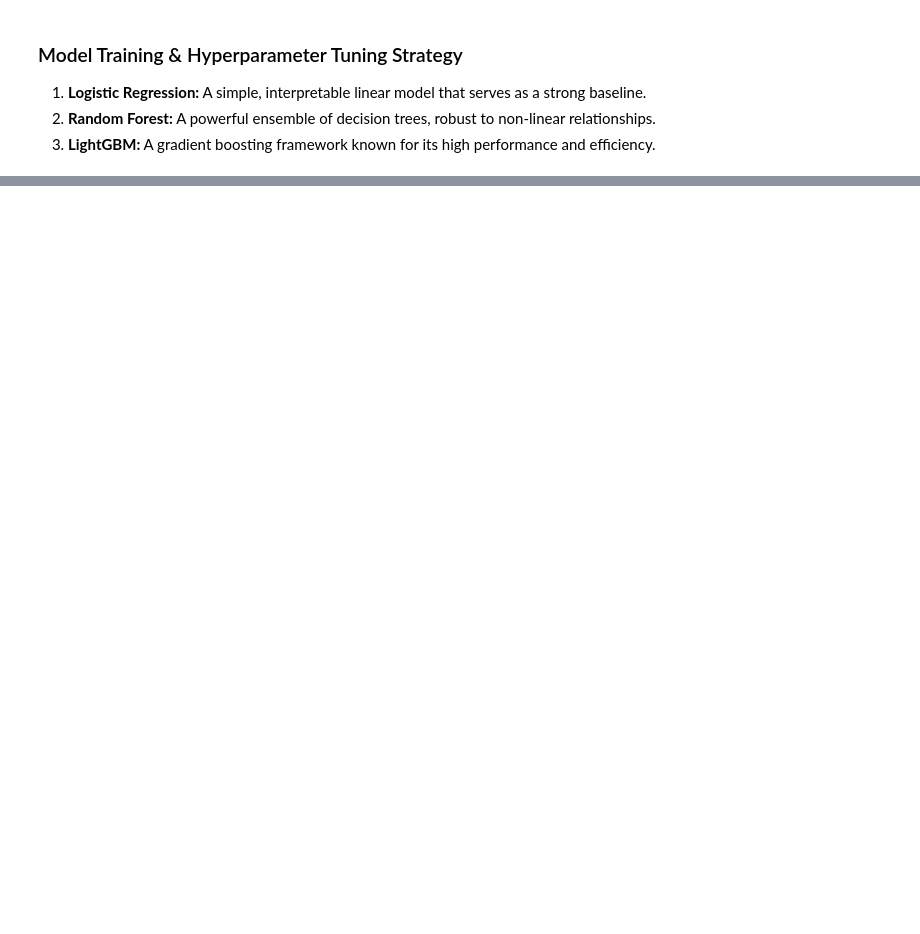
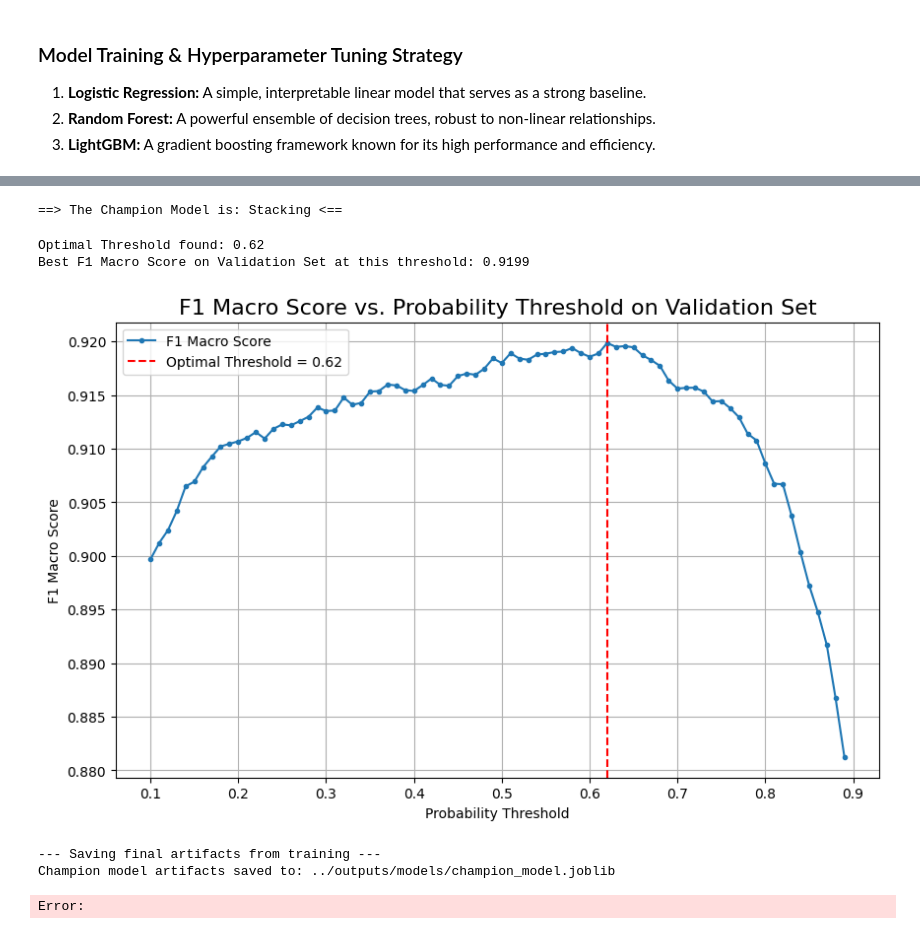
Before and after one commit to n1giahuy/techspire-churn-prediction, a Jupyter notebook: notebooks/03_Training_and_Evaluation.ipynb, the cells around one changed output, grey strips where cells are left out. Cells and saved outputs as stored; diff of their text form; code cells hidden in the pictures; blank space fills up the shorter version.

```diff
--- a/notebooks/03_Training_and_Evaluation.ipynb
+++ b/notebooks/03_Training_and_Evaluation.ipynb
@@ -109,7 +140,0 @@ display(results_df)
-# %%
-best_params = results_df[results_df['Model'] == 'LightGBM']['Best Params'].iloc[0]
-print(f"Best parameters for LightGBM: {best_params}")
-
-final_model = LGBMClassifier(**best_params, random_state=config.RANDOM_STATE)
-
-final_model.fit(X_train, y_train)
@@ -124,0 +141,7 @@ os.listdir(config.MODEL_PATH)
+# %%
+base_models = [
+    (name, estimator) for name, estimator in best_estimators.items()
+]
+print("Base models for stacking:")
+for name, _ in base_models:
+    print(f"- {name}")
@@ -124,0 +153,6 @@ os.listdir(config.MODEL_PATH)
+# %%
+meta_model = LogisticRegression(random_state=config.RANDOM_STATE, max_iter=1000)
+print(f"\nMeta-model: LogisticRegression")
+
+for name, model in base_models:
+    model.fit(X_train, y_train)
@@ -124,0 +206,53 @@ os.listdir(config.MODEL_PATH)
+# %%
+champion_model_name = results_df.iloc[0]['Model']
+print(f"\n==> The Champion Model is: {champion_model_name} <==")
+# %% [output]
+==> The Champion Model is: Stacking <==
+# %%
+y_pred_proba_val = stacking_val_preds_proba
+
+thresholds = np.arange(0.1, 0.9, 0.01)
+f1_scores = []
+
+for threshold in thresholds:
+    y_pred_class = (y_pred_proba_val >= threshold).astype(int)
+    f1 = f1_score(y_val, y_pred_class, average='macro')
+    f1_scores.append(f1)
+
+best_f1_index = np.argmax(f1_scores)
+optimal_threshold = thresholds[best_f1_index]
+best_f1_score = f1_scores[best_f1_index]
+
+print(f"Optimal Threshold found: {optimal_threshold:.2f}")
+print(f"Best F1 Macro Score on Validation Set at this threshold: {best_f1_score:.4f}")
+
+plt.figure(figsize=(10, 6))
+plt.plot(thresholds, f1_scores, marker='.', label='F1 Macro Score')
+plt.axvline(optimal_threshold, color='red', linestyle='--', label=f'Optimal Threshold = {optimal_threshold:.2f}')
+plt.title('F1 Macro Score vs. Probability Threshold on Validation Set', fontsize=16)
+plt.xlabel('Probability Threshold')
+plt.ylabel('F1 Macro Score')
+plt.legend()
+plt.grid(True)
+plt.show()
+# %% [output]
+Optimal Threshold found: 0.62
+Best F1 Macro Score on Validation Set at this threshold: 0.9199
+[figure, added]
+# %%
+print("\n--- Saving final artifacts from training ---")
+final_champion_artifacts = {
+    'base_models': {name: model for name, model in base_models},
+    'meta_model': meta_model,
+    'optimal_threshold': optimal_threshold,
+    'model_name': champion_model_name
+}
+
+champion_model_path = os.path.join(config.MODEL_PATH, 'champion_model.joblib')
+joblib.dump(final_champion_artifacts, champion_model_path)
+
+print(f"Champion model artifacts saved to: {champion_model_path}")
+# %% [output]
+--- Saving final artifacts from training ---
+Champion model artifacts saved to: ../outputs/models/champion_model.joblib
+Error:
```
Also changed, not shown: parts of 11 cells of this notebook, 7 other files.
